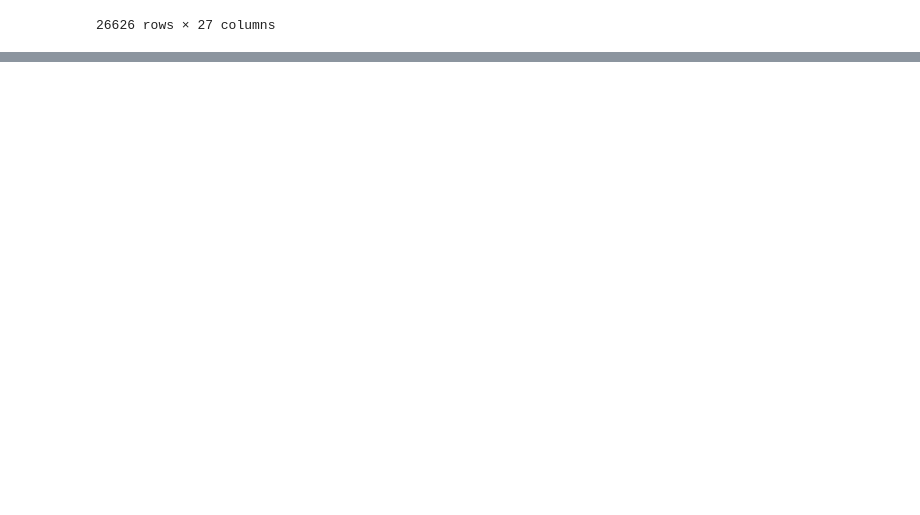
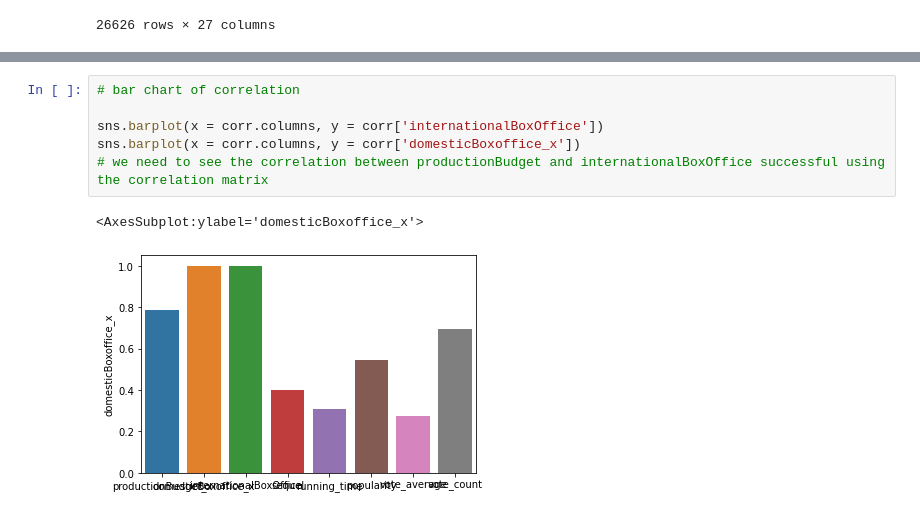
Before and after one commit to Saadia-ramo/Phase_One_Proect, a Jupyter notebook: Notebook.ipynb, the cells around one changed output, grey strips where cells are left out. Saved outputs shown, nothing was run; the diff lists cells and outputs as text; blank space fills up the shorter version.

```diff
--- a/Notebook.ipynb
+++ b/Notebook.ipynb
@@ -346,0 +425,9 @@ This report aims to guide Microsoft in targeting their production budget, genre,
+# %%
+# bar chart of correlation
+
+sns.barplot(x = corr.columns, y = corr['internationalBoxOffice'])
+sns.barplot(x = corr.columns, y = corr['domesticBoxoffice_x'])
+# we need to see the correlation between productionBudget and internationalBoxOffice successful using the correlation matrix
+# %% [output]
+<AxesSubplot:ylabel='domesticBoxoffice_x'>
+[figure, added]
```
Also changed, not shown: parts of 27 cells of this notebook, 2 other files.
